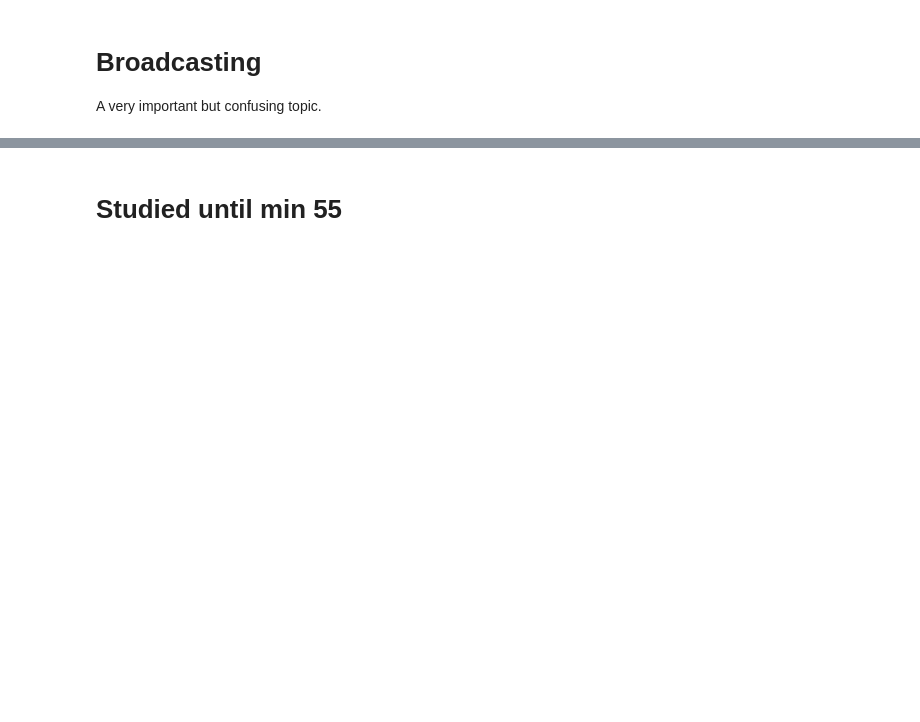
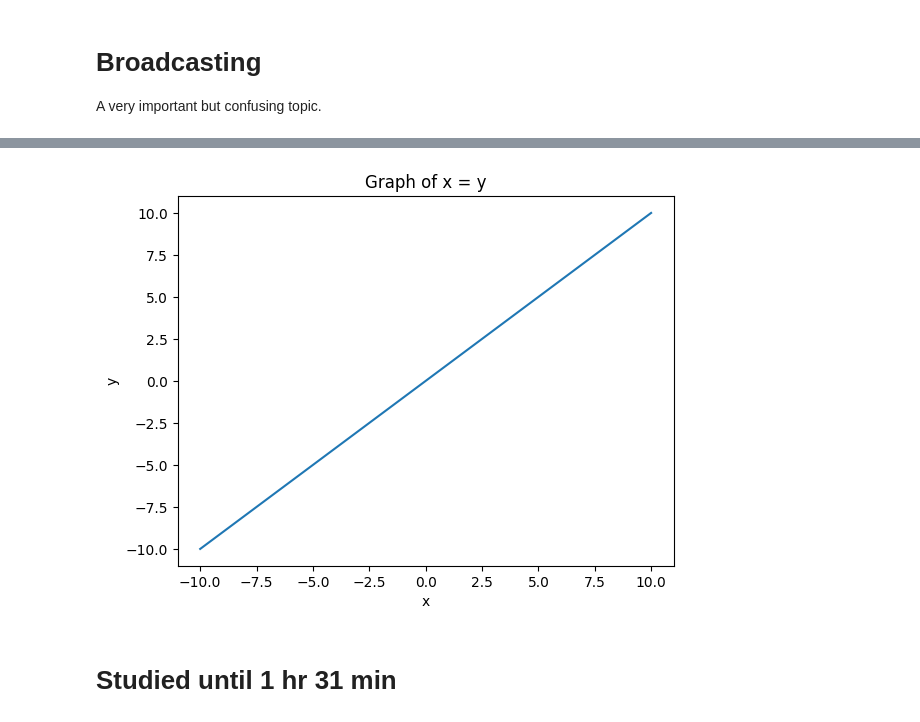
Before and after one commit to arsal3646/Python_Projects, a Jupyter notebook: CampusX_Data_Science_Course/014_Advanced_Numpy.ipynb, the cells around one changed output, grey strips where cells are left out. Cells and saved outputs as stored; diff of their text form; code cells hidden in the pictures; blank space fills up the shorter version.

```diff
--- a/CampusX_Data_Science_Course/014_Advanced_Numpy.ipynb
+++ b/CampusX_Data_Science_Course/014_Advanced_Numpy.ipynb
@@ -628,2 +545,12 @@ array([[0, 1, 2],
+# %%
+x = np.linspace(-10, 10, 100) # from 0 to 10 we are taking 100 points
+y = x
+plt.plot(x, y)
+plt.xlabel('x')
+plt.ylabel('y')
+plt.title('Graph of x = y')
+plt.show()
+# %% [output]
+[figure, added]
 # %% [markdown]
-# Studied until min 55
+# Studied until 1 hr 31 min
```
Also changed, not shown: parts of 56 cells of this notebook.
